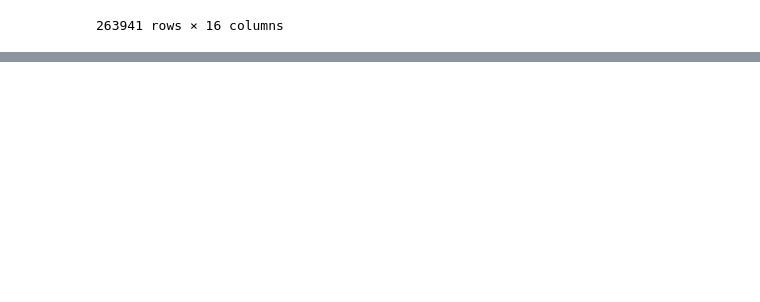
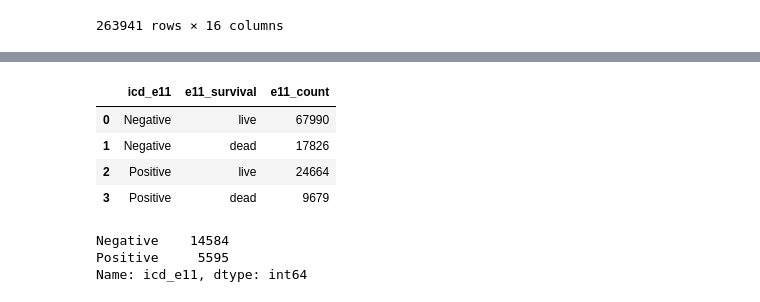
Before and after one commit to smitamisra/EHR_exploration, a Jupyter notebook: notebooks/db_exploration_creatingVisuals.ipynb, the cells around one changed output, grey strips where cells are left out. Drawn from its saved outputs; the diff is of its cells as text; code cells hidden in the pictures; blank space fills up the shorter version.

```diff
--- a/notebooks/db_exploration_creatingVisuals.ipynb
+++ b/notebooks/db_exploration_creatingVisuals.ipynb
@@ -1511,0 +1603,28 @@ sns.heatmap((pt1.loc[pt1['dod_x']==1].drop('subject_id', axis=1)).corr(), cmap="
+# %%
+(pt_mer2.groupby('icd_e11')[['gender']] .value_counts()
+ .to_frame().reset_index().rename(columns={'icd_ell':'icd_e11_status',
+                                                          'gender':'e11_gender',
+                                                          0:'e11_count'}))
+
+# pt_mer2.groupby('gender')['icd_e11'].value_counts().to_frame()
+
+(pt_mer2.groupby('icd_e11')[['dod_x']] .value_counts()
+ .to_frame().reset_index().rename(columns={'icd_ell':'icd_e11_status',
+                                                          'dod_x':'e11_survival',
+                                                          0:'e11_count'}))
+# %% [output]
+|  | icd_e11 | e11_survival | e11_count |
+| 0 | Negative | live | 67990 |
+| 1 | Negative | dead | 17826 |
+| 2 | Positive | live | 24664 |
+| 3 | Positive | dead | 9679 |
+# %%
+pt_mer2.loc[(pt_mer2['min_age']<25) & (pt_mer2['min_age']>18)]['icd_e11'].value_counts()
+pt_mer2.loc[(pt_mer2['min_age']<50) & (pt_mer2['min_age']>25)]['icd_e11'].value_counts()
+pt_mer2.loc[(pt_mer2['min_age']<75) & (pt_mer2['min_age']>50)]['icd_e11'].value_counts()
+pt_mer2.loc[(pt_mer2['min_age']<100) & (pt_mer2['min_age']>75)]['icd_e11'].value_counts()
+# pt_mer2.loc[(pt_mer2['min_age']<150) & (pt_mer2['min_age']>100)]['icd_e11'].value_counts() #no values
+# %% [output]
+Negative    14584
+Positive     5595
+Name: icd_e11, dtype: int64
```
Also changed, not shown: parts of 65 cells of this notebook, 1 other file.
